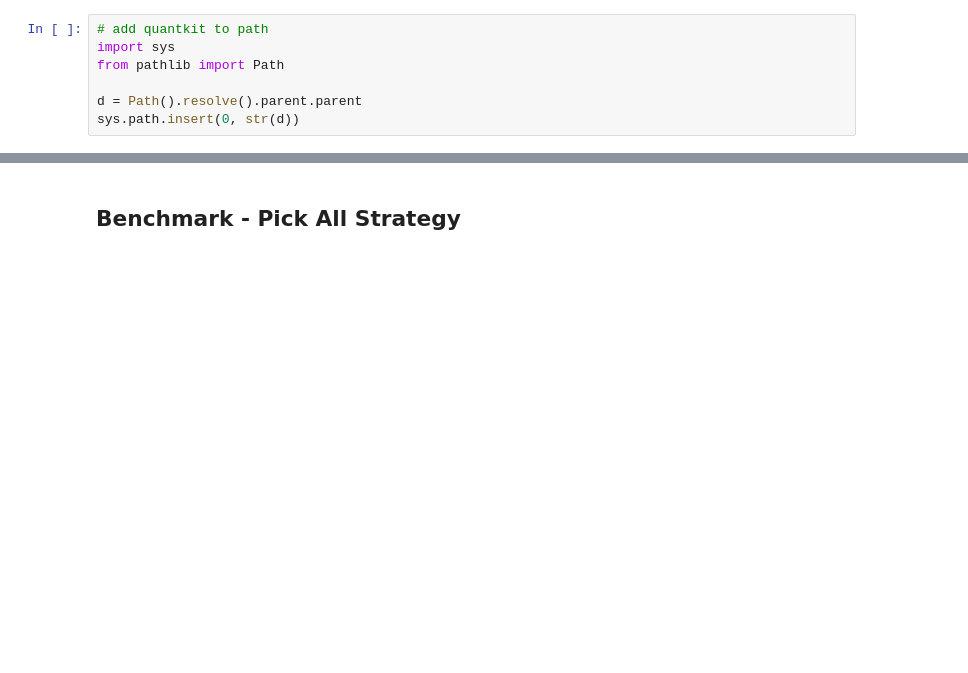
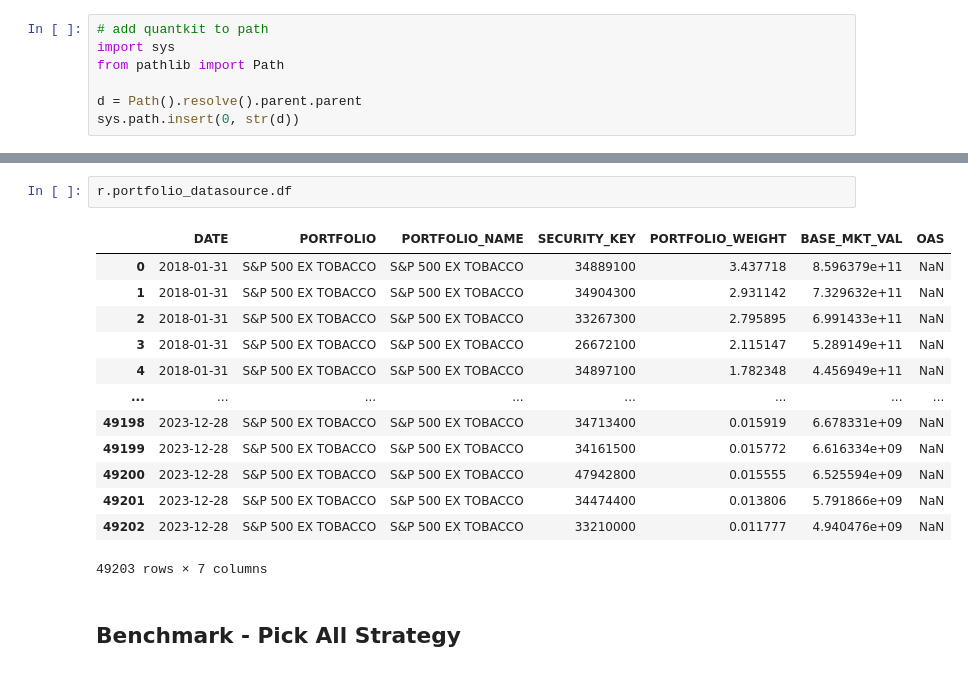
Before and after one commit to mohitbgupta-tcw/quantkit, a Jupyter notebook: notebooks/asset_allocation.ipynb, the cells around one changed output, grey strips where cells are left out. Saved outputs shown, nothing was run; the diff lists cells and outputs as text; blank space fills up the shorter version.

```diff
--- a/notebooks/asset_allocation.ipynb
+++ b/notebooks/asset_allocation.ipynb
@@ -102,3 +89,19 @@ r.run()
+# %%
+r.portfolio_datasource.df
+# %% [output]
+|  | DATE | PORTFOLIO | PORTFOLIO_NAME | SECURITY_KEY | PORTFOLIO_WEIGHT | BASE_MKT_VAL | OAS |
+| 0 | 2018-01-31 | S&P 500 EX TOBACCO | S&P 500 EX TOBACCO | 34889100 | 3.437718 | 8.596379e+11 | NaN |
+| 1 | 2018-01-31 | S&P 500 EX TOBACCO | S&P 500 EX TOBACCO | 34904300 | 2.931142 | 7.329632e+11 | NaN |
+| 2 | 2018-01-31 | S&P 500 EX TOBACCO | S&P 500 EX TOBACCO | 33267300 | 2.795895 | 6.991433e+11 | NaN |
+| 3 | 2018-01-31 | S&P 500 EX TOBACCO | S&P 500 EX TOBACCO | 26672100 | 2.115147 | 5.289149e+11 | NaN |
+| 4 | 2018-01-31 | S&P 500 EX TOBACCO | S&P 500 EX TOBACCO | 34897100 | 1.782348 | 4.456949e+11 | NaN |
+| ... | ... | ... | ... | ... | ... | ... | ... |
+| 49198 | 2023-12-28 | S&P 500 EX TOBACCO | S&P 500 EX TOBACCO | 34713400 | 0.015919 | 6.678331e+09 | NaN |
+| 49199 | 2023-12-28 | S&P 500 EX TOBACCO | S&P 500 EX TOBACCO | 34161500 | 0.015772 | 6.616334e+09 | NaN |
+| 49200 | 2023-12-28 | S&P 500 EX TOBACCO | S&P 500 EX TOBACCO | 47942800 | 0.015555 | 6.525594e+09 | NaN |
+| 49201 | 2023-12-28 | S&P 500 EX TOBACCO | S&P 500 EX TOBACCO | 34474400 | 0.013806 | 5.791866e+09 | NaN |
+| 49202 | 2023-12-28 | S&P 500 EX TOBACCO | S&P 500 EX TOBACCO | 33210000 | 0.011777 | 4.940476e+09 | NaN |
+49203 rows × 7 columns
 # %% [markdown]
 ## Benchmark - Pick All Strategy
 # %%
```
Also changed, not shown: parts of 1 cell of this notebook, 51 other files.
